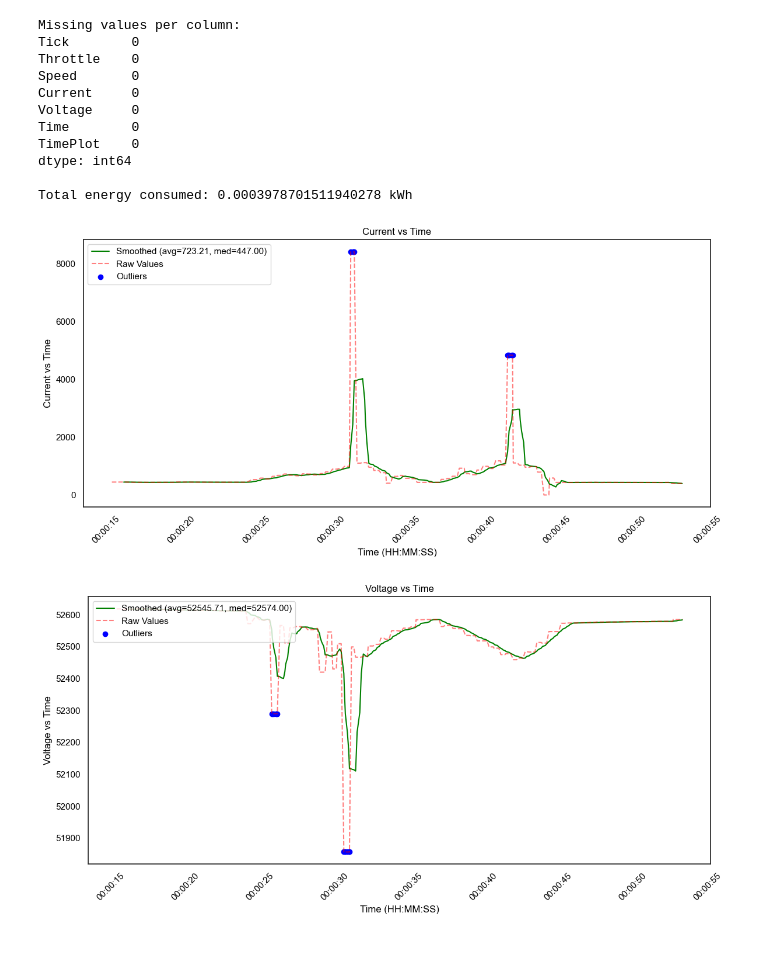
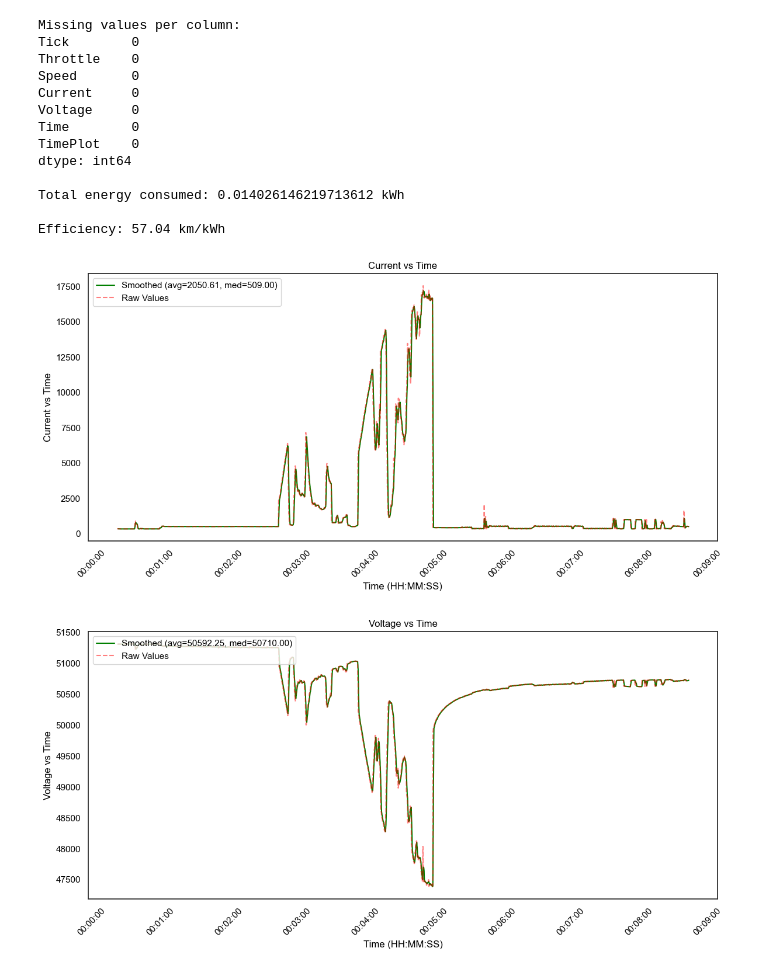
Before and after one commit to UOSupermileage/UOSM-TelemetryDataProcessing, a Jupyter notebook: new/DataAnalysis.ipynb, the cells around one changed output. Saved outputs shown, nothing was run; the diff lists cells and outputs as text; code cells hidden in the pictures.

Commit message:
First test with old tires.

```diff
--- a/new/DataAnalysis.ipynb
+++ b/new/DataAnalysis.ipynb
@@ -9,13 +9,16 @@ import os
 import re
 
 sns.set(style='white')  # light background
-data_folder = './Data/clean/'
-num = 80
+data_folder = './Test 1 telem board/'
+num = 111
 file = f'd_{num}.csv'
 path = os.path.join(data_folder, file)
-distance = 1 #Distance in km, used for efficiency calculation
-Ticks = True  # Set to False if the file does not contain Ticks
-start_throttle = 0.1  # Minimum throttle to start plotting
+delimiter = ','
+distance = 0.8 #Distance in km, used for efficiency calculation
+Ticks = True  # Set to False if did not correct ticks
+start_throttle = 10  # Minimum throttle to start plotting
+throttle_start_flag = False
+plot_outliers = False  # Set to False to not plot outliers
 # Load and clean data
 # def clean_cell(cell):
 #     # Keep only alphanumeric and spaces
@@ -25,12 +28,13 @@ start_throttle = 0.1  # Minimum throttle to start plotting
 #     return match.group(1) if match else ''
 #data = pd.read_csv(path, converters={'Ticks': lambda x: last_digits(x, 5)})
 #data['Tick'] = (data['Tick'].apply(clean_cell))
-data = pd.read_csv(path, delimiter = ';')
+data = pd.read_csv(path, delimiter = delimiter)
 data.columns = data.columns.str.strip()
 
 # Remove rows before the first throttle > start_throttle
-start_throttle_index = data[data['Throttle'] >= start_throttle].index.min()
-data = data.iloc[start_throttle_index:]
+if throttle_start_flag:
+    start_throttle_index = data[data['Throttle'] >= start_throttle].index.min()
+    data = data.iloc[start_throttle_index:]
 
 # Convert Tick to time
 if Ticks:
@@ -94,38 +98,41 @@ for col in columns_to_plot:
         ax.plot(x,y, linestyle='--', color='red', alpha=0.5, label='Raw Values')
 
         # Outliers as blue dots
-        ax.scatter(x[outliers], y[outliers], color='blue', label='Outliers')
+        if plot_outliers:
+            ax.scatter(x[outliers], y[outliers], color='blue', label='Outliers')
 
         # Labeling and formatting
         ax.set_xlabel("Time (HH:MM:SS)", color='black')
         ax.set_ylabel(f"{col} vs Time", color='black')
         ax.set_title(f"{col} vs Time", color='black')
         ax.tick_params(axis='x', colors='black', rotation=45)
         ax.tick_params(axis='y', colors='black')
 
         ax.xaxis.set_major_locator(mdates.AutoDateLocator())
         ax.xaxis.set_major_formatter(mdates.DateFormatter('%H:%M:%S'))
 
         # Legend in black
         legend = ax.legend(loc='upper left')
         for text in legend.get_texts():
             text.set_color('black')
 
         plt.tight_layout()
         plt.show()
     else:
         print(f"Column '{col}' not found in dataset.")
 # %% [output]
 Missing values per column:
 Tick        0
 Throttle    0
 Speed       0
 Current     0
 Voltage     0
 Time        0
 TimePlot    0
 dtype: int64
 
-Total energy consumed: 0.0003978701511940278 kWh
+Total energy consumed: 0.014026146219713612 kWh
+
+Efficiency: 57.04 km/kWh
-[figure, old version]
+[figure, new version]
-[figure, old version]
+[figure, new version]
```
Also changed, not shown: parts of 1 cell of this notebook, 12 other files.
